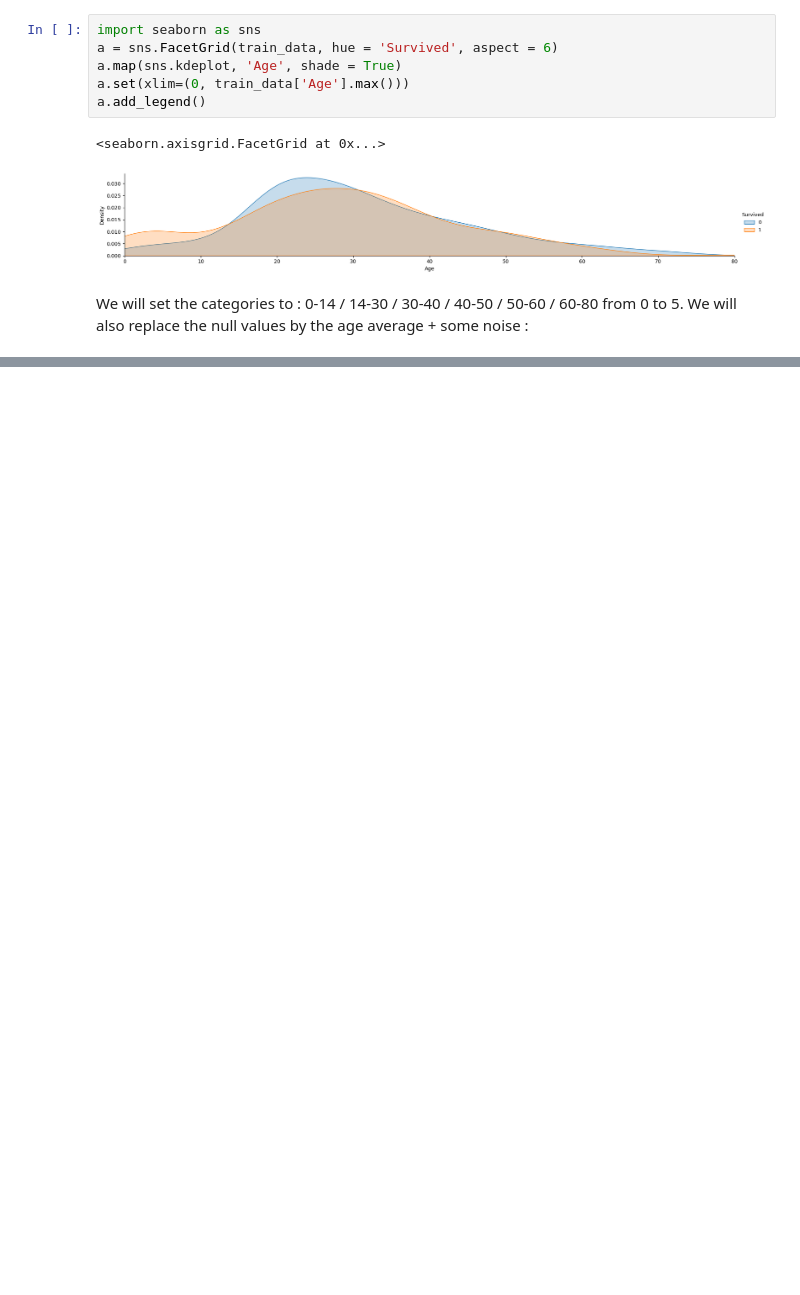
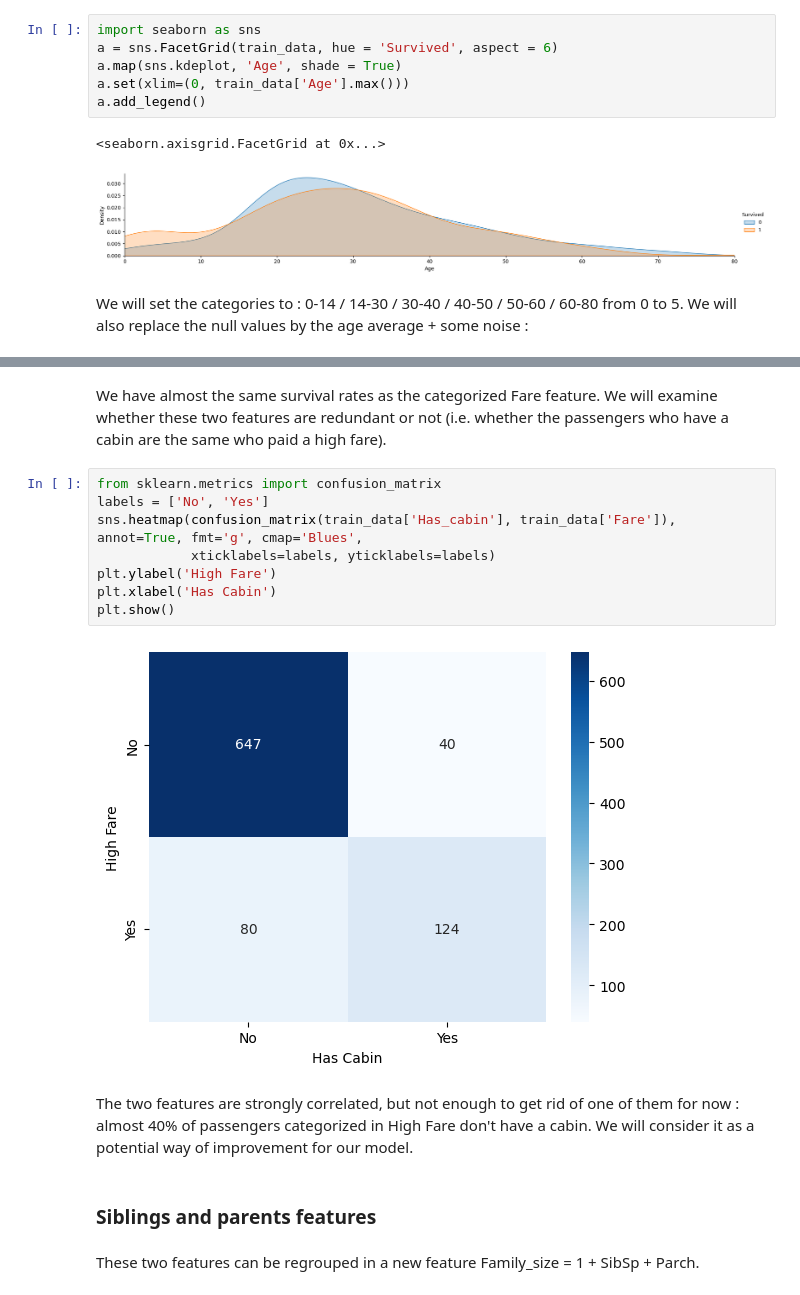
Before and after one commit to FrankLloyd83/kaggle_titanic, a Jupyter notebook: titanic.ipynb, the cells around one changed output, grey strips where cells are left out. Cells and saved outputs as stored; diff of their text form; blank space fills up the shorter version.

```diff
--- a/titanic.ipynb
+++ b/titanic.ipynb
@@ -321,0 +405,18 @@ train_data[["Age", "Survived"]].groupby(['Age'], as_index=False).mean().sort_val
+# %% [markdown]
+We have almost the same survival rates as the categorized Fare feature. We will examine whether these two features are redundant or not (i.e. whether the passengers who have a cabin are the same who paid a high fare).
+# %%
+from sklearn.metrics import confusion_matrix
+labels = ['No', 'Yes']
+sns.heatmap(confusion_matrix(train_data['Has_cabin'], train_data['Fare']), annot=True, fmt='g', cmap='Blues',
+            xticklabels=labels, yticklabels=labels)
+plt.ylabel('High Fare')
+plt.xlabel('Has Cabin')
+plt.show()
+# %% [output]
+[figure, added]
+# %% [markdown]
+The two features are strongly correlated, but not enough to get rid of one of them for now : almost 40% of passengers categorized in High Fare don't have a cabin. We will consider it as a potential way of improvement for our model.
+# %% [markdown]
+### Siblings and parents features
+# %% [markdown]
+These two features can be regrouped in a new feature Family_size = 1 + SibSp + Parch.
```
Also changed, not shown: parts of 76 cells of this notebook.
